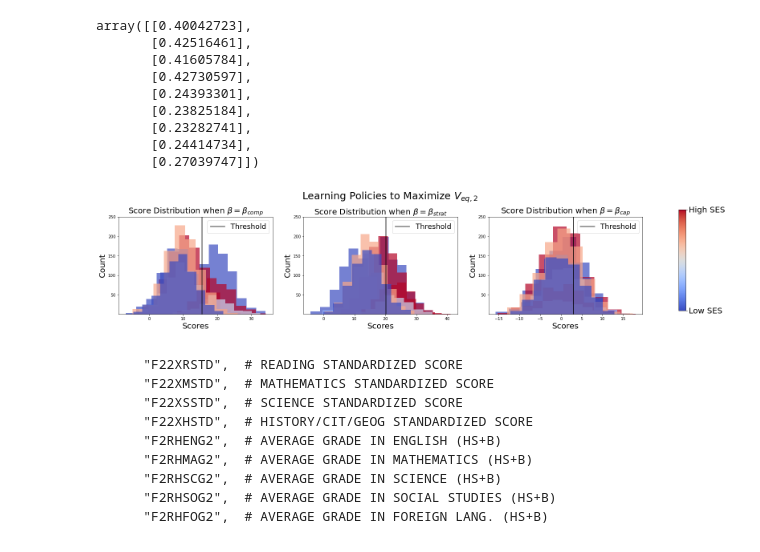
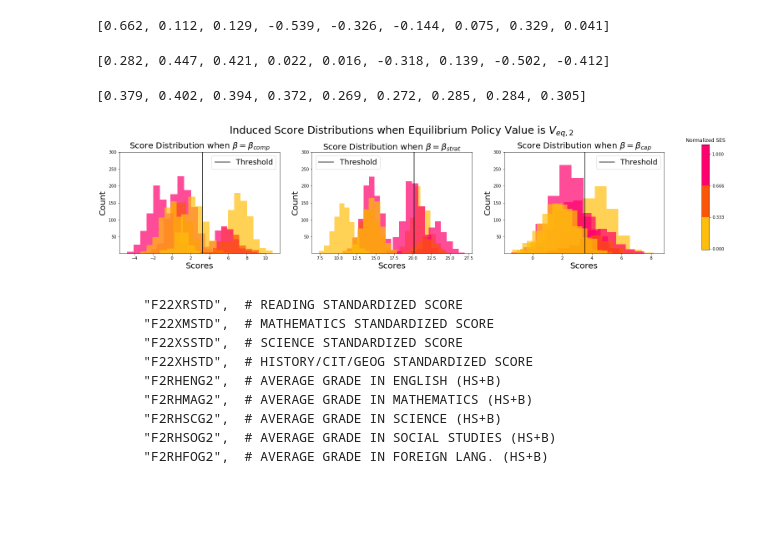
Before and after one commit to roshni714/policy-learning-competing-agents, a Jupyter notebook: paper-figure-8.ipynb, the cells around one changed output. Drawn from its saved outputs; the diff is of its cells as text; code cells hidden in the pictures; blank space fills up the shorter version.

```diff
--- a/paper-figure-8.ipynb
+++ b/paper-figure-8.ipynb
@@ -39,12 +29,12 @@ def get_accepted_scores_by_type(agent_dist, agent_type, scores, cutoff):
     return scores[type_indicator]
 # %%
 beta_bar = np.ones(9)/np.sqrt(9)
-agent_dist, all_types_and_losses, all_labels, _, _, sigma = get_agent_distribution_and_losses_nels(n=5000, n_clusters=8,
+agent_dist, all_types_and_losses, all_labels, _,_, _, sigma = get_agent_distribution_and_losses_nels(n=5000, n_clusters=8,
                                                                                               prev_beta=beta_bar,
                                                                                               seed=0)
 q=0.7
 
-df = pd.read_csv("results/nels_etas_11-26-22.csv")
+df = pd.read_csv("results/nels_etas_12-11-23.csv")
 df = df[df["seed"] == 0]
 beta_pe = get_final_beta(df, "total_deriv")
 beta_me = get_final_beta(df, "partial_deriv_loss_beta")
@@ -76,51 +42,67 @@ array([[ 4.92869107e-01],
-# %%
-beta_me
-# %% [output]
-array([[0.40042723],
-       [0.42516461],
-       [0.41605784],
-       [0.42730597],
-       [0.24393301],
-       [0.23825184],
-       [0.23282741],
-       [0.24414734],
-       [0.27039747]])
+# %%
+list([round(x, 3) for x in beta_naive.flatten()] )
+# %% [output]
+[0.662, 0.112, 0.129, -0.539, -0.326, -0.144, 0.075, 0.329, 0.041]
+# %%
+list([round(x, 3) for x in beta_pe.flatten()] )
+# %% [output]
+[0.282, 0.447, 0.421, 0.022, 0.016, -0.318, 0.139, -0.502, -0.412]
+# %%
+list([round(x, 3) for x in beta_me.flatten()] )
+# %% [output]
+[0.379, 0.402, 0.394, 0.372, 0.269, 0.272, 0.285, 0.284, 0.305]
 # %%
 def plot_score_dist(ax, agent_dist, beta, sigma, q, title):
     scores = get_score_distribution(agent_dist, beta, sigma, q)
     n_socio_econ, normalized_socio_econ = get_socio_econ(agent_dist)
-    colormap = cm.get_cmap('coolwarm', 8)
-    colormap = colormap(normalized_socio_econ)
+
+    bins = [-0.01, 0.333, 0.666, 1.1]
+    colors = ['#ffbe0b', '#fb5607', '#ff006e', '#8338ec']
+    cmap = mpl.colors.ListedColormap(colors)
+    norm = mpl.colors.BoundaryNorm(boundaries=bins, ncolors=len(cmap.colors)-1 )
+
     cutoff = np.quantile(scores, q)
     ax.axvline(x=cutoff, c="black", label="Threshold")
 
     for i in range(agent_dist.n_types):
-        ax.hist(get_accepted_scores_by_type(agent_dist, i, scores, cutoff), alpha=0.7, color=colormap[i])
+        socio_econ_i = normalized_socio_econ[i]
+        idx = bisect.bisect_left(bins, socio_econ_i) - 1
+        ax.hist(get_accepted_scores_by_type(agent_dist, i, scores, cutoff), alpha=0.7, color=colors[idx])
     ax.set_title(title, fontsize=20)
     ax.legend(fontsize=18)
     #ax.set_xlim(1, 26)
-    ax.set_ylim(1, 250)
+    ax.set_ylim(1, 300)
     ax.set_xlabel("Scores", fontsize=20)
     ax.set_ylabel("Count", fontsize=20)
     return normalized_socio_econ
 # %%
 fig, axs = plt.subplots(1, 3, figsize=(25, 5))
 normalized_socio_econ = plot_score_dist(axs[0], agent_dist, beta_pe, sigma, q, "Score Distribution when " +r"$\beta=\beta_{comp}$")
 plot_score_dist(axs[1], agent_dist, beta_me, sigma, q, "Score Distribution when " +r"$\beta=\beta_{strat}$")
 normalized_socio_econ = plot_score_dist(axs[2], agent_dist, beta_naive, sigma, q, "Score Distribution when " +r"$\beta=\beta_{cap}$")
 
 fig.subplots_adjust(right=0.85, top=0.80)
 cbar_ax = fig.add_axes([0.90, 0.15, 0.01, 0.7])
+cbar_ax.set_title("Normalized SES")
 
-norm = matplotlib.colors.Normalize(vmin=min(normalized_socio_econ), vmax=max(normalized_socio_econ))
-sm = plt.cm.ScalarMappable(cmap=cm.coolwarm, norm=norm)
-sm._A = []
-cbar = fig.colorbar(sm, cax=cbar_ax, ticks=[0, 1])
-cbar.ax.set_yticklabels(['Low SES', 'High SES'], fontsize=20)
-fig.suptitle("Learning Policies to Maximize " + r"$V_{eq, 2}$", fontsize=25)
+
+bins = [-0.01, 0.333, 0.666, 1.1]
+colors = ['#ffbe0b', '#fb5607', '#ff006e', '#8338ec']
+cmap = mpl.colors.ListedColormap(colors)
+norm = mpl.colors.BoundaryNorm(boundaries=bins, ncolors=len(cmap.colors)-1 )
+
+cbar = mpl.colorbar.ColorbarBase(cbar_ax, cmap=cmap,
+                                norm=norm,
+                                boundaries= bins,
+                                #extend='both',
+                                ticks=[0., 0.333, 0.666, 1.0],
+                                spacing='proportional',
+                                orientation='vertical')
+
+fig.suptitle("Induced Score Distributions when Equilibrium Policy Value is " + r"$V_{eq, 2}$", fontsize=25)
 plt.savefig("figs/paper-figure-8.pdf")
 # %% [output]
-[figure, old version]
+[figure, new version]
 # %% [markdown]
         "F22XRSTD",  # READING STANDARDIZED SCORE
         "F22XMSTD",  # MATHEMATICS STANDARDIZED SCORE
```
Also changed, not shown: parts of 4 cells of this notebook, 16 other files.
